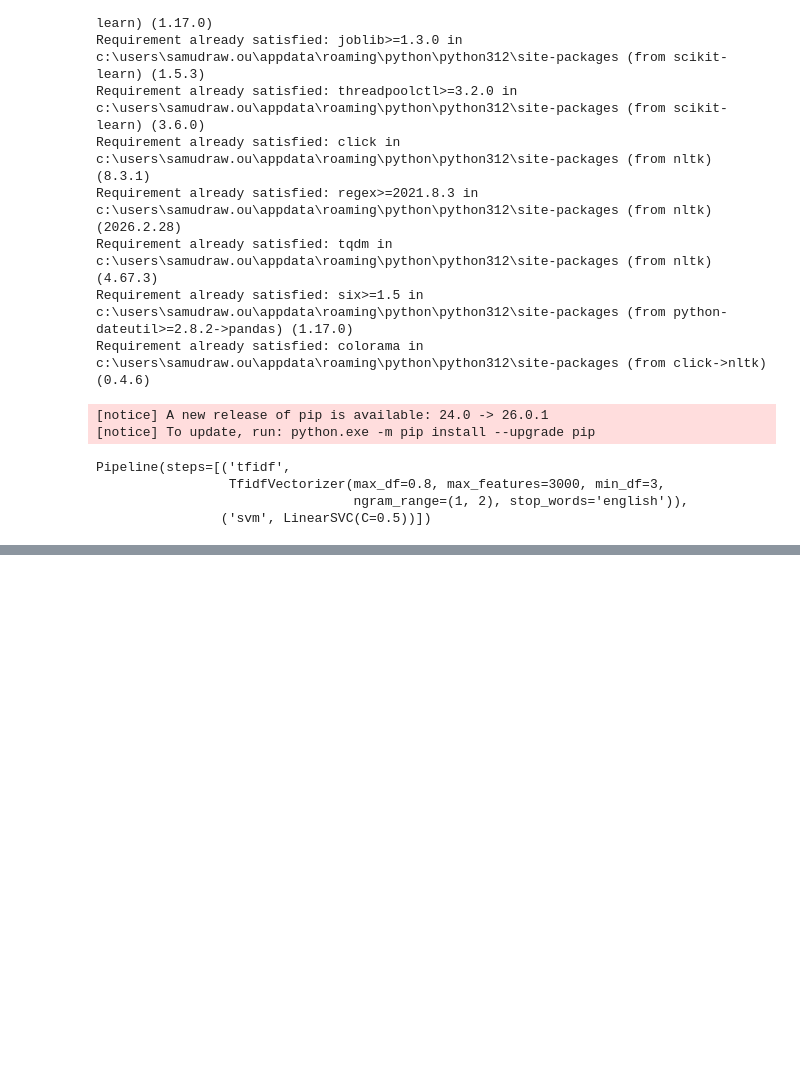
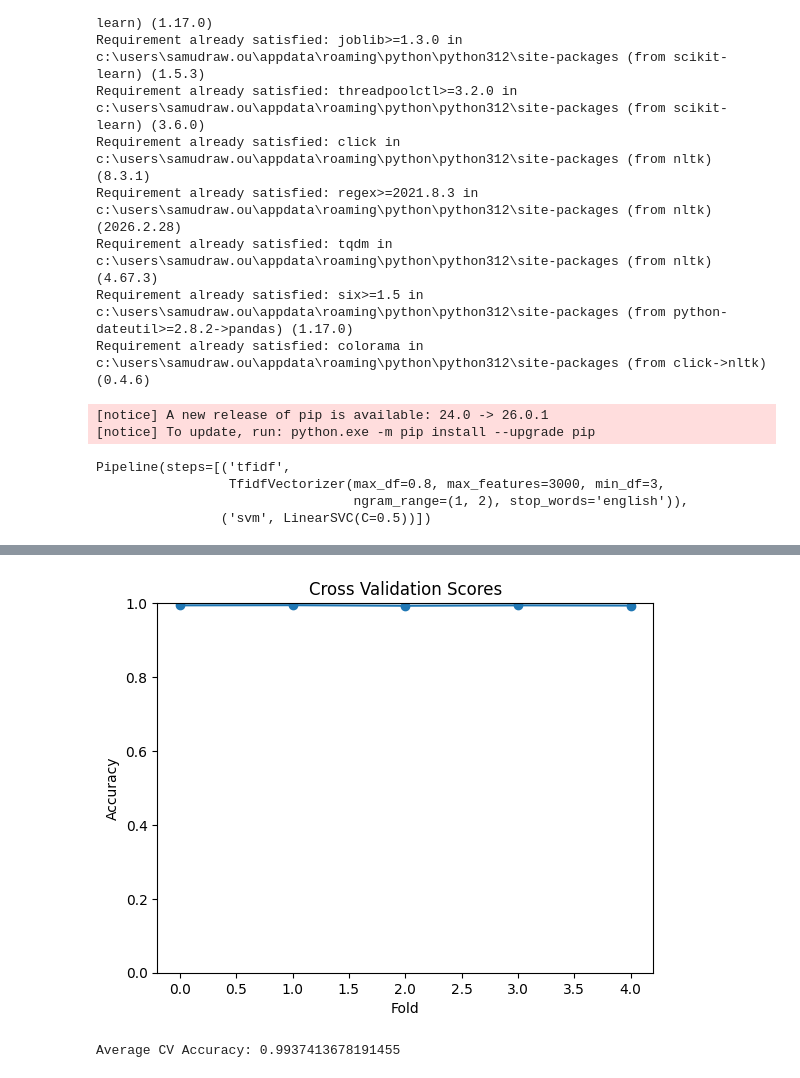
Before and after one commit to AnjanaGunarathna/ML-News-Detection, a Jupyter notebook: fake_news_detection.ipynb, the cells around one changed output, grey strips where cells are left out. Drawn from its saved outputs; the diff is of its cells as text; code cells hidden in the pictures; blank space fills up the shorter version.

```diff
--- a/fake_news_detection.ipynb
+++ b/fake_news_detection.ipynb
@@ -115,0 +189,18 @@ Confusion Matrix:
+# %%
+from sklearn.model_selection import cross_val_score
+
+cv_scores = cross_val_score(model, data["text"], data["label"], cv=5)
+
+plt.figure()
+plt.plot(cv_scores, marker='o')
+plt.title("Cross Validation Scores")
+plt.xlabel("Fold")
+plt.ylabel("Accuracy")
+plt.ylim(0, 1)
+
+plt.show()
+
+print("Average CV Accuracy:", cv_scores.mean())
+# %% [output]
+[figure, added]
+Average CV Accuracy: 0.9937413678191455
```
Also changed, not shown: parts of 9 cells of this notebook.
